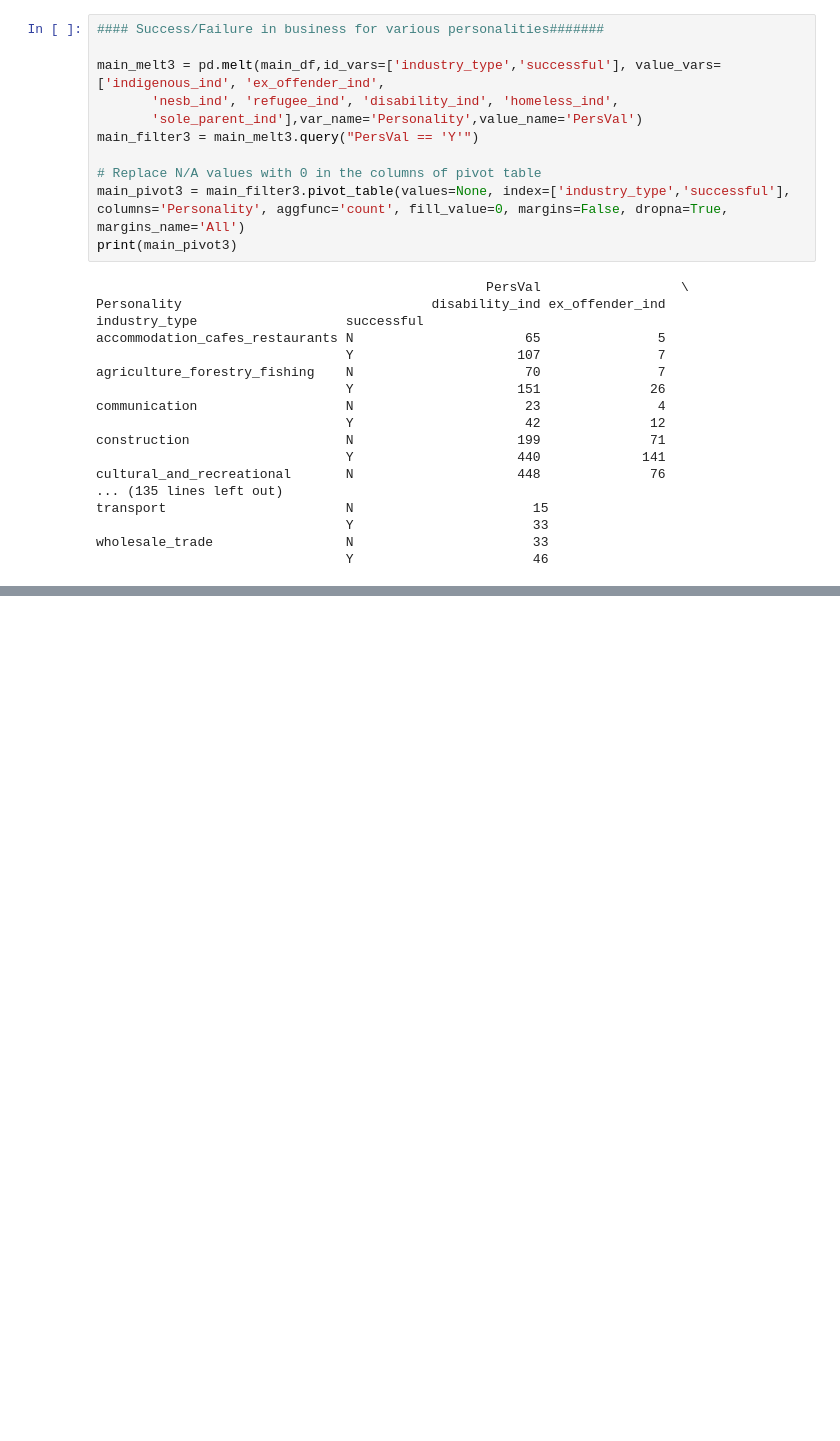
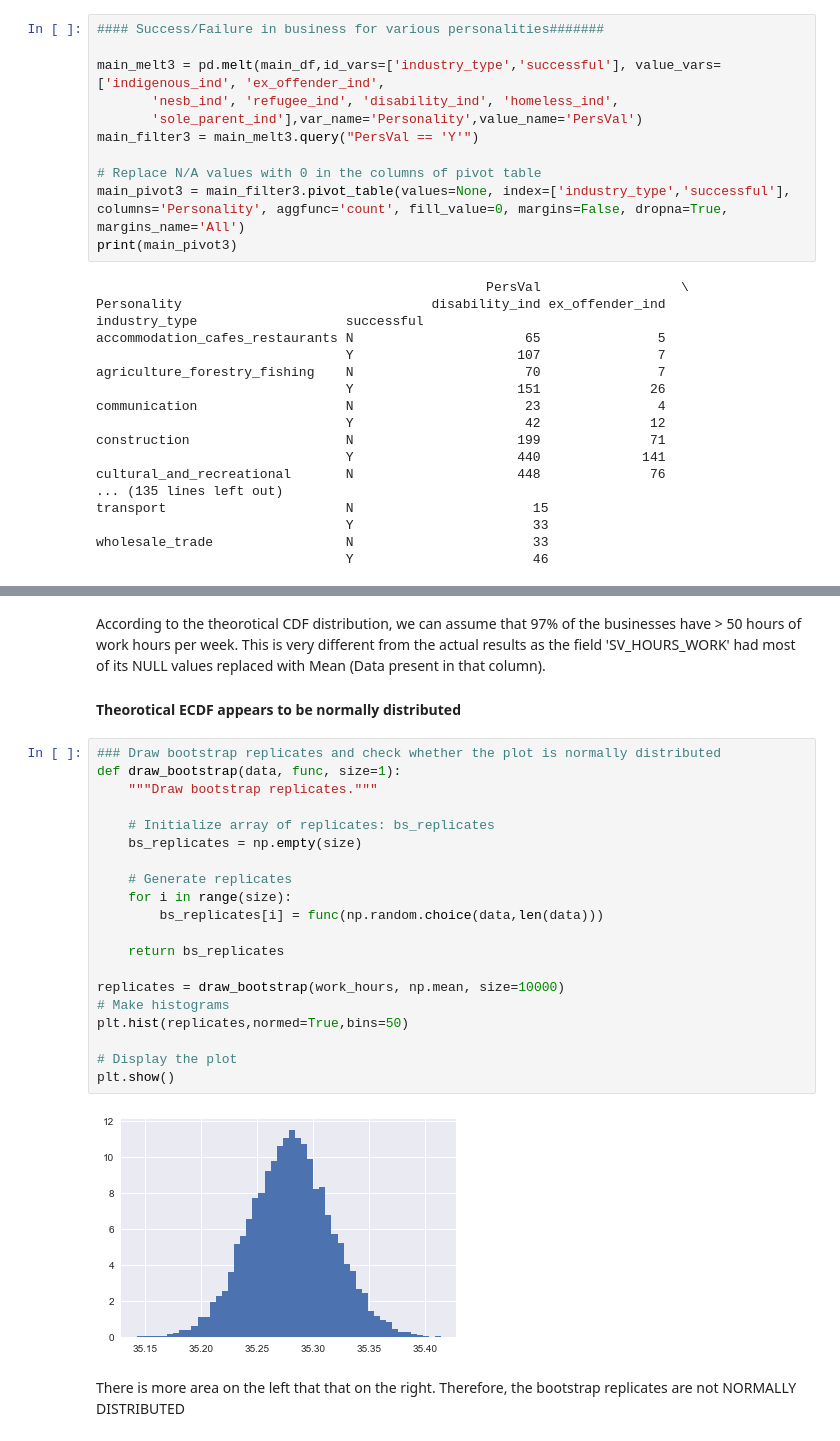
Before and after one commit to vsrajesh1/Capstone_Project_1, a Jupyter notebook: Capstone1_Inferential_Stats_on_Data.ipynb, the cells around one changed output, grey strips where cells are left out. Drawn from its saved outputs; the diff is of its cells as text; blank space fills up the shorter version.

```diff
--- a/Capstone1_Inferential_Stats_on_Data.ipynb
+++ b/Capstone1_Inferential_Stats_on_Data.ipynb
@@ -139,0 +278,30 @@ See the caveats in the documentation: http://pandas.pydata.org/pandas-docs/stabl
+# %% [markdown]
+According to the theorotical CDF distribution, we can assume that 97% of the businesses have > 50 hours of
+work hours per week. This is very different from the actual results as the field 'SV_HOURS_WORK' had most of its NULL
+values replaced with Mean (Data present in that column).
+
+#### Theorotical ECDF appears to be normally distributed
+# %%
+### Draw bootstrap replicates and check whether the plot is normally distributed
+def draw_bootstrap(data, func, size=1):
+    """Draw bootstrap replicates."""
+
+    # Initialize array of replicates: bs_replicates
+    bs_replicates = np.empty(size)
+
+    # Generate replicates
+    for i in range(size):
+        bs_replicates[i] = func(np.random.choice(data,len(data)))
+
+    return bs_replicates
+
+replicates = draw_bootstrap(work_hours, np.mean, size=10000)
+# Make histograms
+plt.hist(replicates,normed=True,bins=50)
+
+# Display the plot
+plt.show()
+# %% [output]
+[figure, added]
+# %% [markdown]
+There is more area on the left that that on the right. Therefore, the bootstrap replicates are not NORMALLY DISTRIBUTED
```
Also changed, not shown: parts of 21 cells of this notebook.
